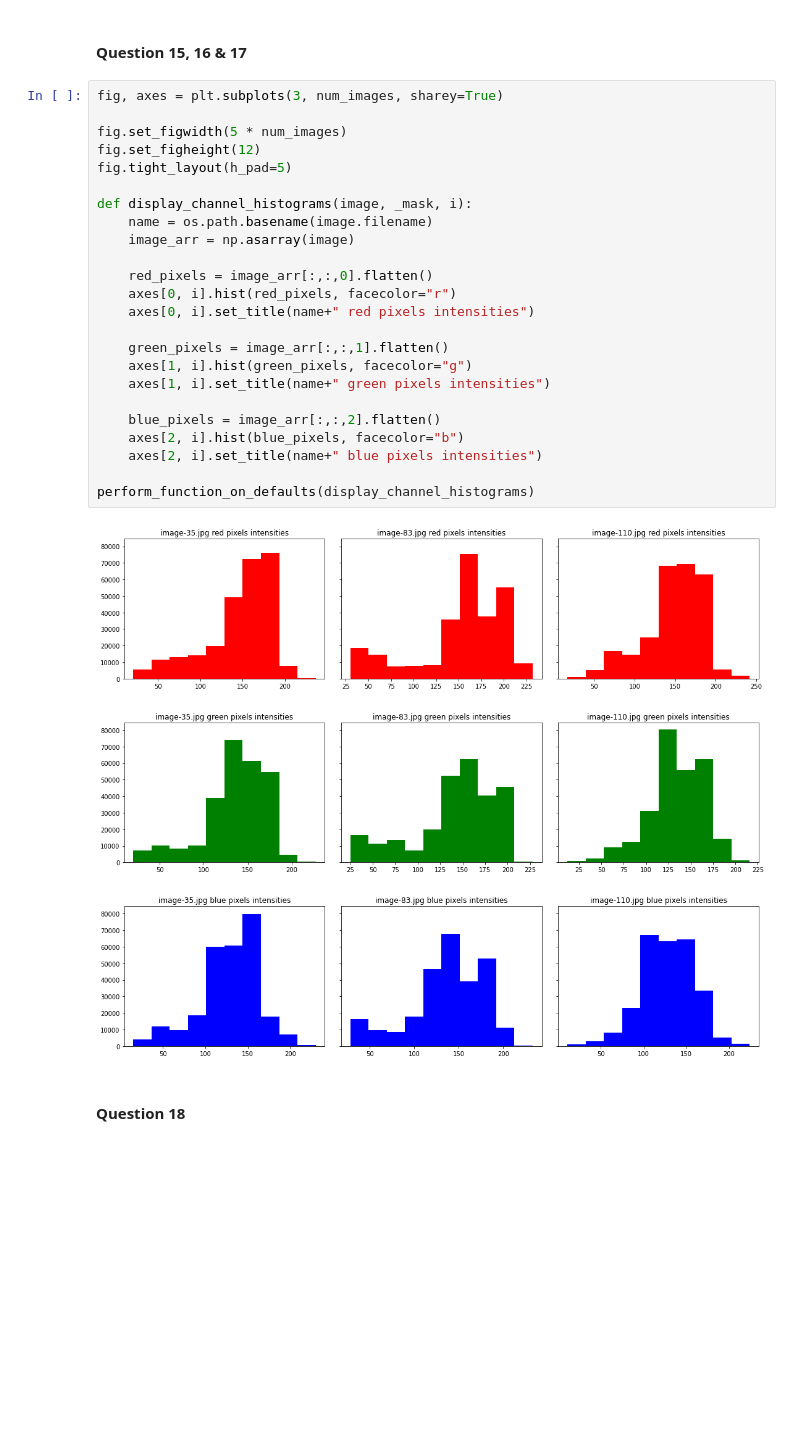
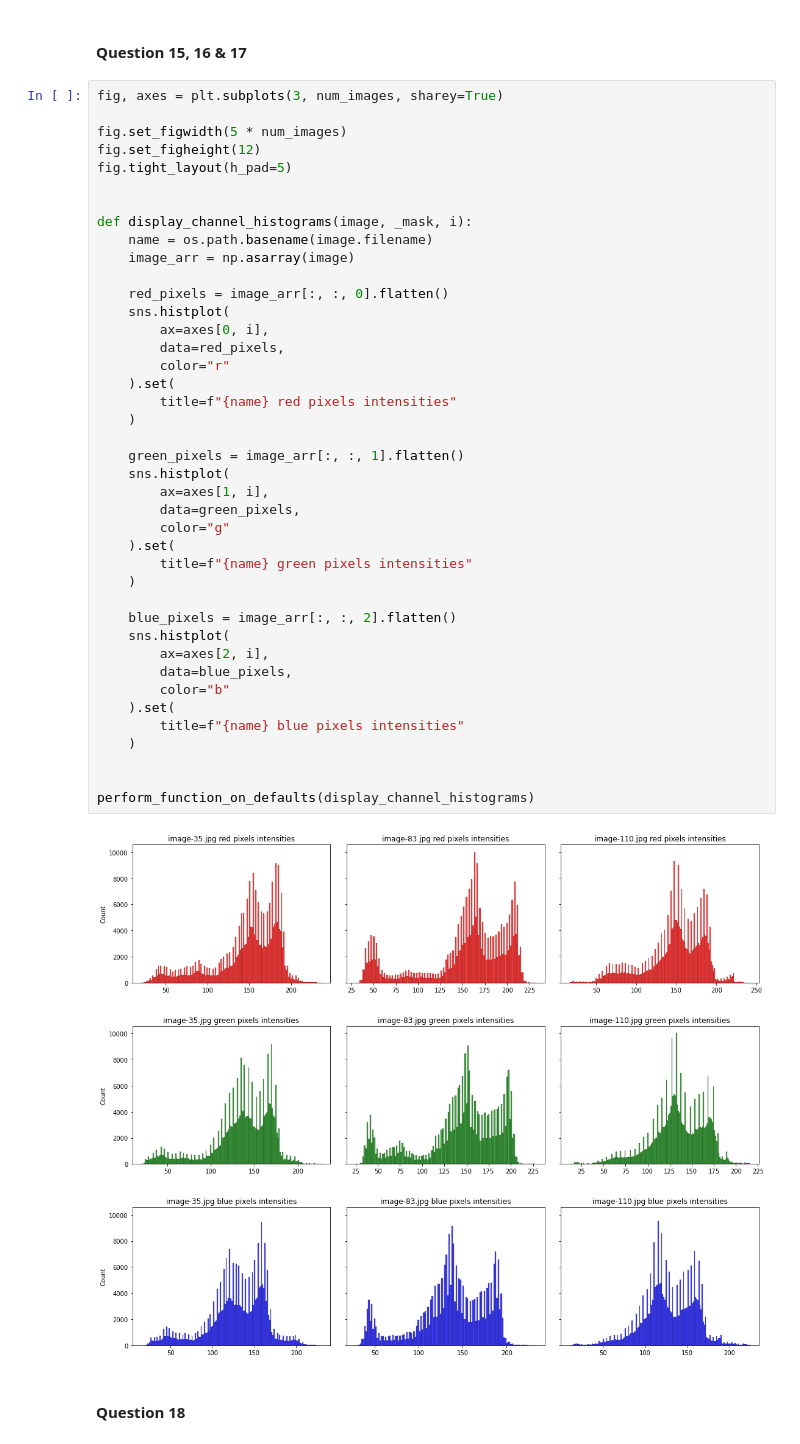
Before and after one commit to mamello-justice/computer-vision, a Jupyter notebook: work/Lab1.ipynb, the cells around one changed output. Saved outputs shown, nothing was run; the diff lists cells and outputs as text; blank space fills up the shorter version.

```diff
--- a/work/Lab1.ipynb
+++ b/work/Lab1.ipynb
@@ -290,29 +299,46 @@ image-110.jpg
 # %%
 fig, axes = plt.subplots(3, num_images, sharey=True)
 
 fig.set_figwidth(5 * num_images)
 fig.set_figheight(12)
 fig.tight_layout(h_pad=5)
 
+
 def display_channel_histograms(image, _mask, i):
     name = os.path.basename(image.filename)
     image_arr = np.asarray(image)
 
-    red_pixels = image_arr[:,:,0].flatten()
-    axes[0, i].hist(red_pixels, facecolor="r")
-    axes[0, i].set_title(name+" red pixels intensities")
+    red_pixels = image_arr[:, :, 0].flatten()
+    sns.histplot(
+        ax=axes[0, i],
+        data=red_pixels,
+        color="r"
+    ).set(
+        title=f"{name} red pixels intensities"
+    )
 
-    green_pixels = image_arr[:,:,1].flatten()
-    axes[1, i].hist(green_pixels, facecolor="g")
-    axes[1, i].set_title(name+" green pixels intensities")
+    green_pixels = image_arr[:, :, 1].flatten()
+    sns.histplot(
+        ax=axes[1, i],
+        data=green_pixels,
+        color="g"
+    ).set(
+        title=f"{name} green pixels intensities"
+    )
 
-    blue_pixels = image_arr[:,:,2].flatten()
-    axes[2, i].hist(blue_pixels, facecolor="b")
-    axes[2, i].set_title(name+" blue pixels intensities")
+    blue_pixels = image_arr[:, :, 2].flatten()
+    sns.histplot(
+        ax=axes[2, i],
+        data=blue_pixels,
+        color="b"
+    ).set(
+        title=f"{name} blue pixels intensities"
+    )
+
 
 perform_function_on_defaults(display_channel_histograms)
 # %% [output]
-[figure, old version]
+[figure, new version]
 # %% [markdown]
 #### Question 18
 # %%
```
Also changed, not shown: parts of 13 cells of this notebook.
